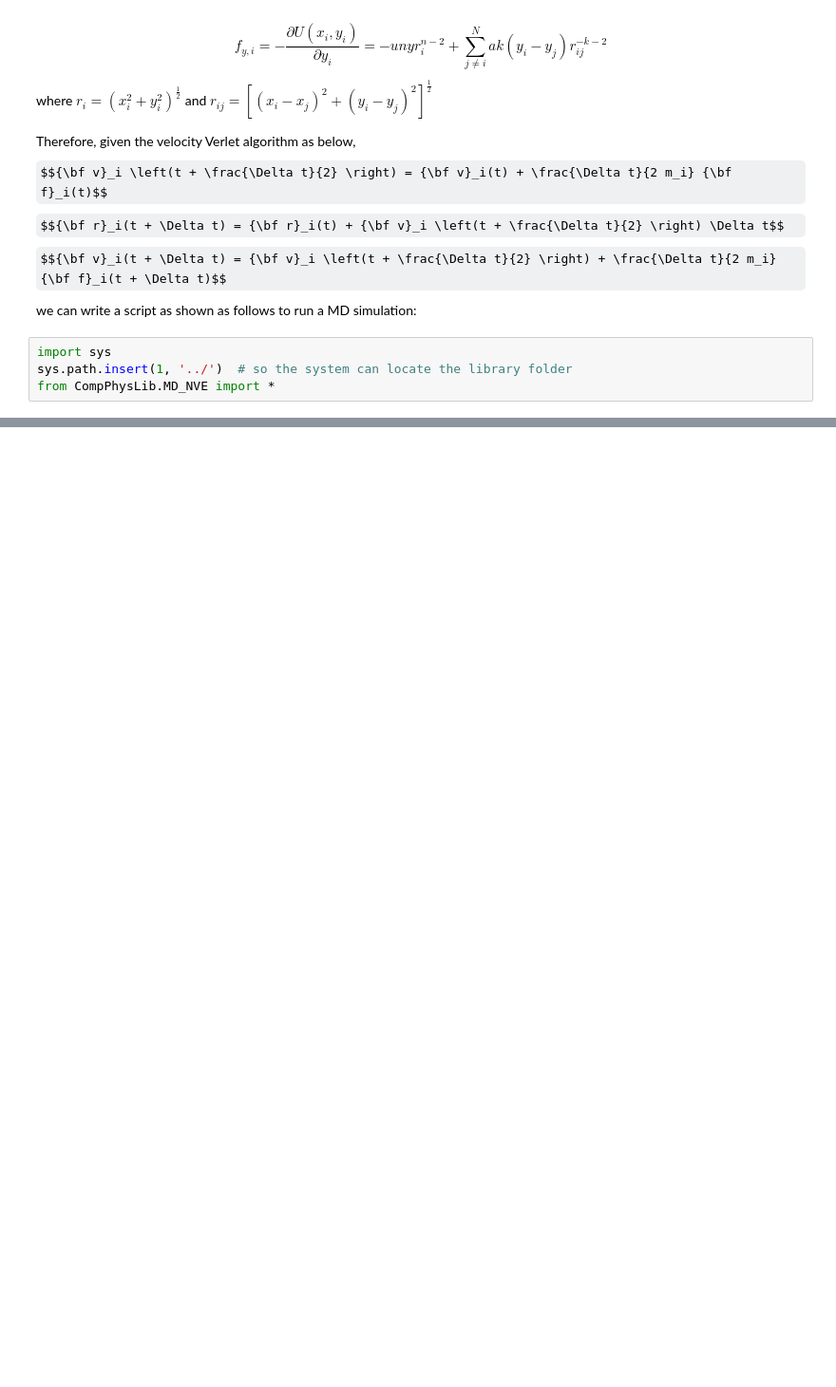
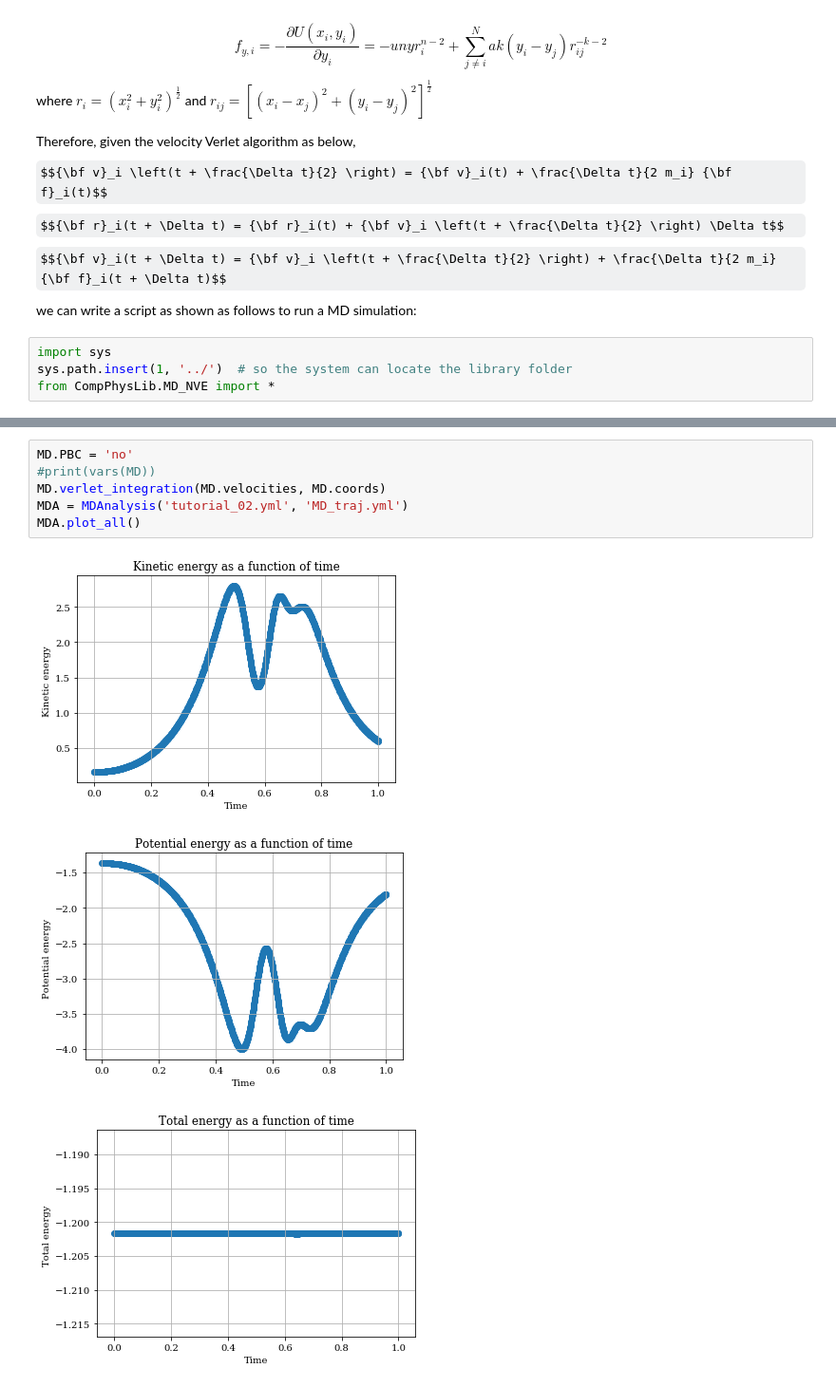
Before and after one commit to wehs7661/CompPhys, a Jupyter notebook: Tutorials/Tutorial_02.ipynb, the cells around one changed output, grey strips where cells are left out. Shown at 95% size. Saved outputs shown, nothing was run; the diff lists cells and outputs as text; some formulas as TeX source; blank space fills up the shorter version.

```diff
--- a/Tutorials/Tutorial_02.ipynb
+++ b/Tutorials/Tutorial_02.ipynb
@@ -80,0 +84,10 @@ MDA.plot_all()
+# %%
+MD.PBC = 'no'
+#print(vars(MD))
+MD.verlet_integration(MD.velocities, MD.coords)
+MDA = MDAnalysis('tutorial_02.yml', 'MD_traj.yml')
+MDA.plot_all()
+# %% [output]
+[figure, added]
+[figure, added]
+[figure, added]
```
Also changed, not shown: parts of 3 cells of this notebook, 6 other files.
